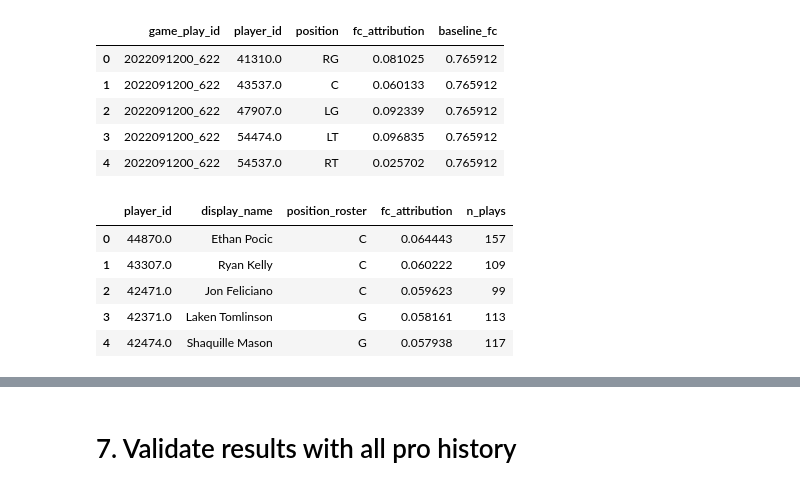
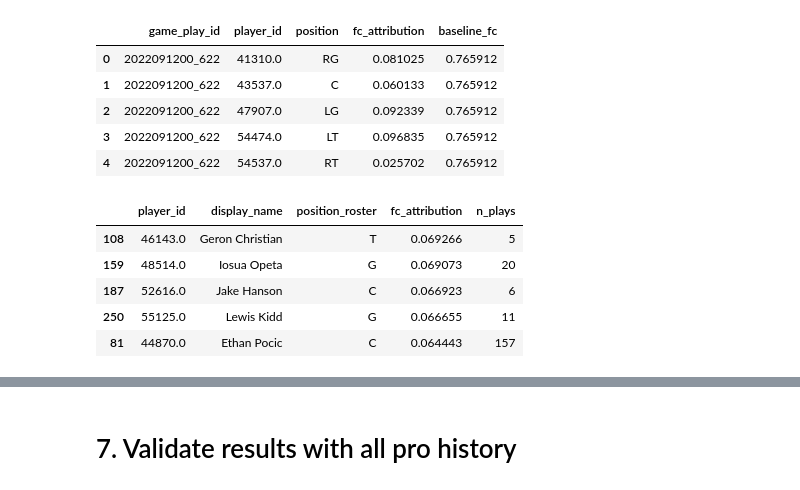
Before and after one commit to lneuendorf/oline-run-blocking-grades, a Jupyter notebook: process/04_analysis.ipynb, the cells around one changed output, grey strips where cells are left out. Saved outputs shown, nothing was run; the diff lists cells and outputs as text; code cells hidden in the pictures.

```diff
--- a/process/04_analysis.ipynb
+++ b/process/04_analysis.ipynb
@@ -27,26 +27,27 @@ attrib_df.head()
 # %%
 ol_attrib = (
     attrib_df.merge(
         players[['nfl_id', 'display_name','position']],
         left_on='player_id',
         right_on='nfl_id',
         how='left',
         suffixes=('', '_roster')
     ).groupby('player_id').aggregate({
         'display_name': 'first',
         'position_roster': 'first',
         'fc_attribution': 'mean',
         'position': 'count',
     }).reset_index().sort_values('fc_attribution', ascending=False).rename(columns={
         'position': 'n_plays',
-    }).query('n_plays > 80').reset_index(drop=True)
+    })
+    # }).query('n_plays > 80').reset_index(drop=True)
 )
 
 ol_attrib.head()
 # %% [output]
 |  | player_id | display_name | position_roster | fc_attribution | n_plays |
-| 0 | 44870.0 | Ethan Pocic | C | 0.064443 | 157 |
-| 1 | 43307.0 | Ryan Kelly | C | 0.060222 | 109 |
-| 2 | 42471.0 | Jon Feliciano | C | 0.059623 | 99 |
-| 3 | 42371.0 | Laken Tomlinson | G | 0.058161 | 113 |
-| 4 | 42474.0 | Shaquille Mason | G | 0.057938 | 117 |
+| 108 | 46143.0 | Geron Christian | T | 0.069266 | 5 |
+| 159 | 48514.0 | Iosua Opeta | G | 0.069073 | 20 |
+| 187 | 52616.0 | Jake Hanson | C | 0.066923 | 6 |
+| 250 | 55125.0 | Lewis Kidd | G | 0.066655 | 11 |
+| 81 | 44870.0 | Ethan Pocic | C | 0.064443 | 157 |
```
Also changed, not shown: parts of 9 cells of this notebook, 3 other files.
